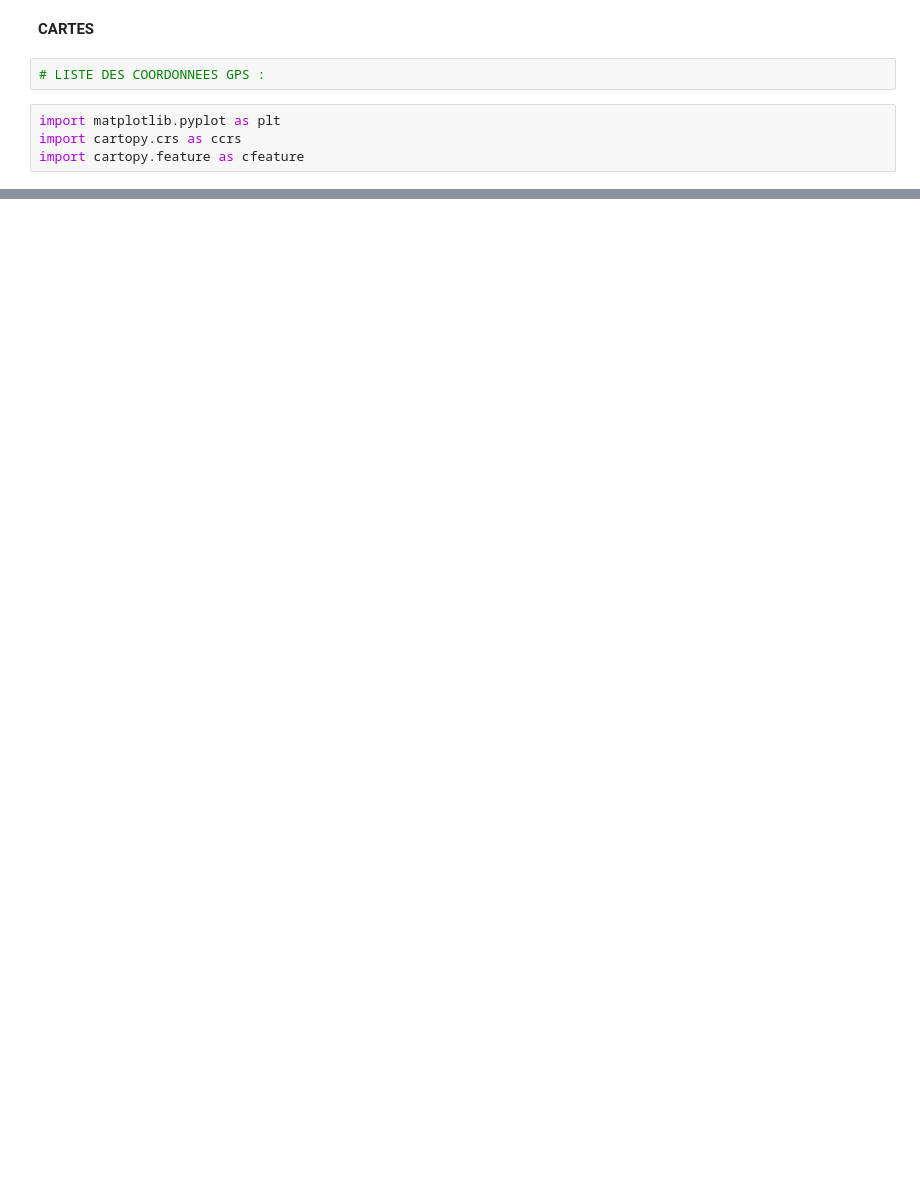
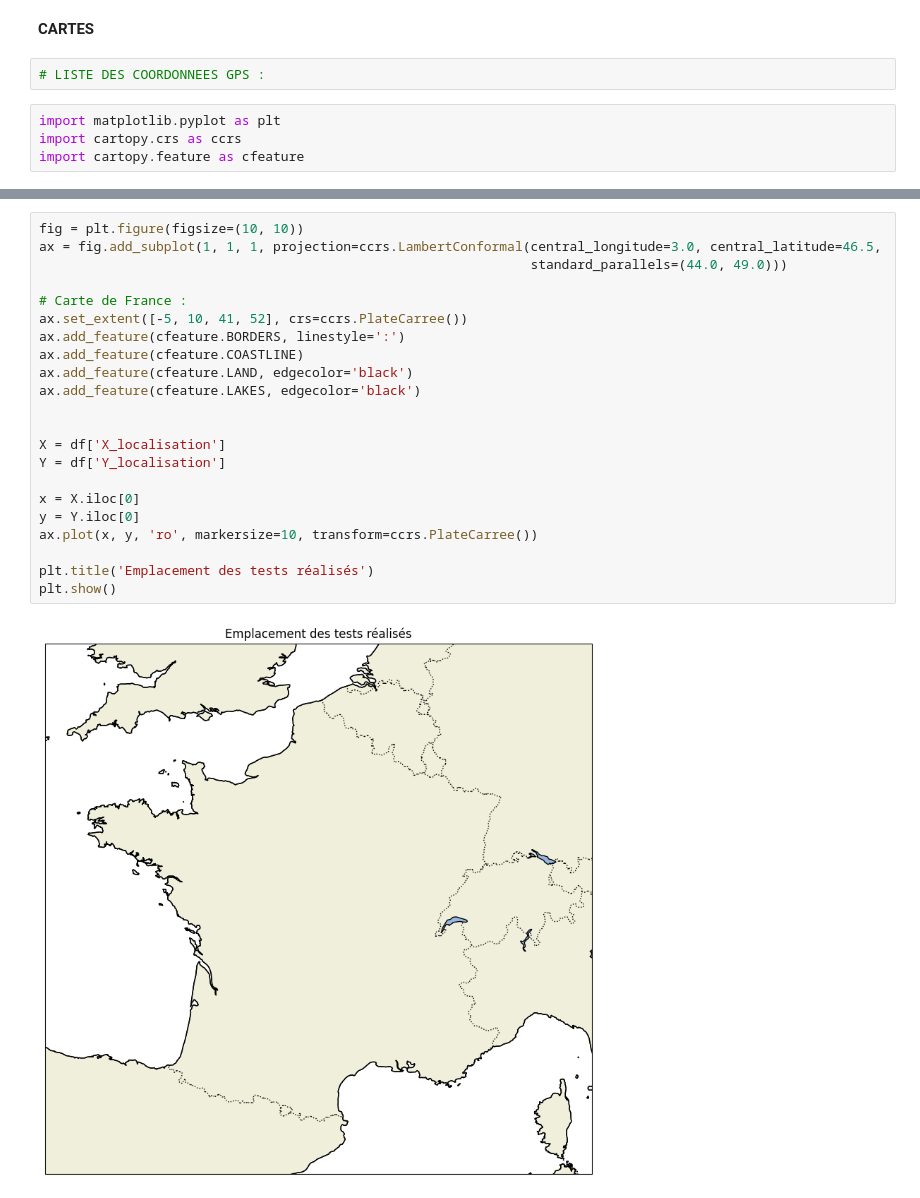
Before and after one commit to bavrillon/Avian-influenza, a Jupyter notebook: EDA.ipynb, the cells around one changed output, grey strips where cells are left out. Saved outputs shown, nothing was run; the diff lists cells and outputs as text; blank space fills up the shorter version.

Commit message:
recherche du problème des points sur la carte de france

```diff
--- a/EDA.ipynb
+++ b/EDA.ipynb
@@ -342,0 +345,24 @@ plt.show()
+# %%
+fig = plt.figure(figsize=(10, 10))
+ax = fig.add_subplot(1, 1, 1, projection=ccrs.LambertConformal(central_longitude=3.0, central_latitude=46.5,
+                                                               standard_parallels=(44.0, 49.0)))
+
+# Carte de France :
+ax.set_extent([-5, 10, 41, 52], crs=ccrs.PlateCarree())
+ax.add_feature(cfeature.BORDERS, linestyle=':')
+ax.add_feature(cfeature.COASTLINE)
+ax.add_feature(cfeature.LAND, edgecolor='black')
+ax.add_feature(cfeature.LAKES, edgecolor='black')
+
+
+X = df['X_localisation']
+Y = df['Y_localisation']
+
+x = X.iloc[0]
+y = Y.iloc[0]
+ax.plot(x, y, 'ro', markersize=10, transform=ccrs.PlateCarree())
+
+plt.title('Emplacement des tests réalisés')
+plt.show()
+# %% [output]
+[figure, added]
```
Also changed, not shown: parts of 7 cells of this notebook.
